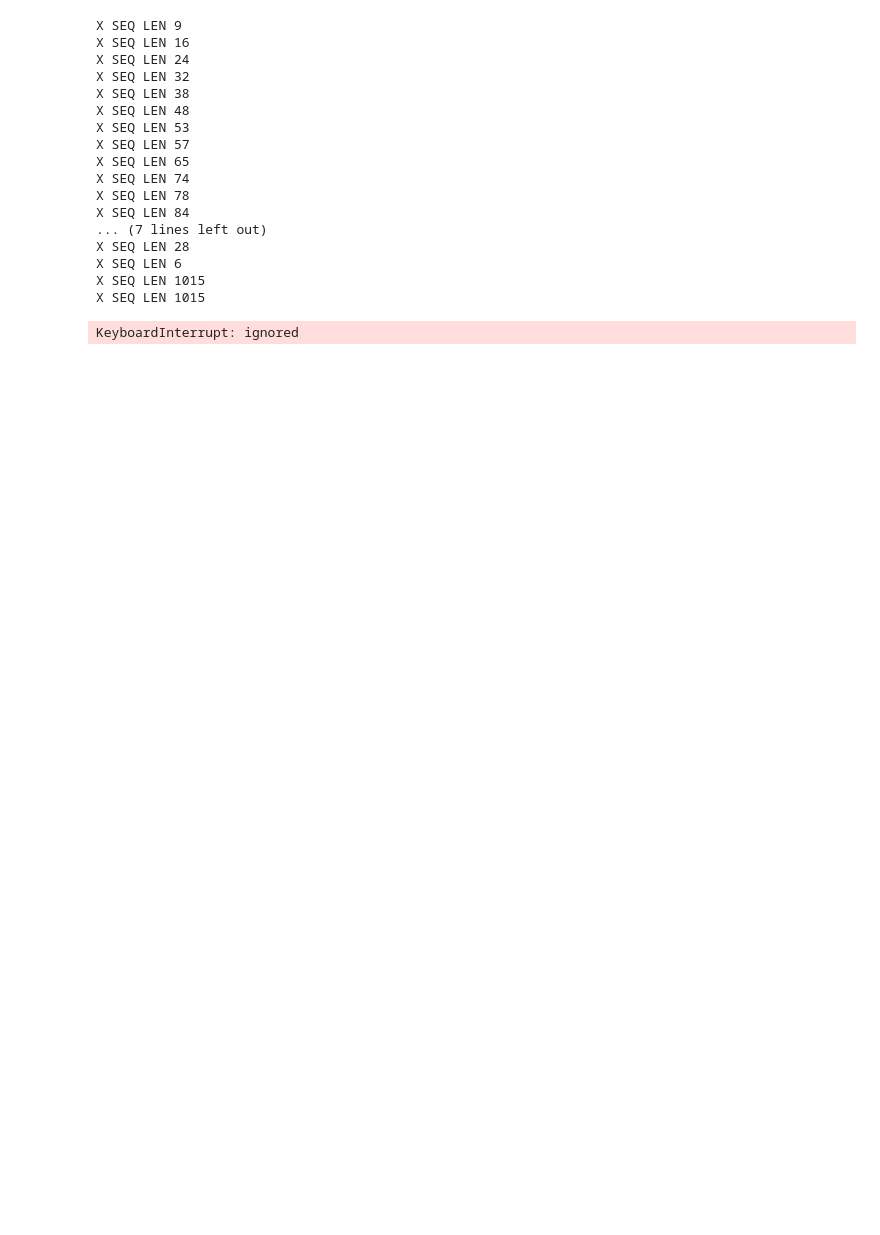
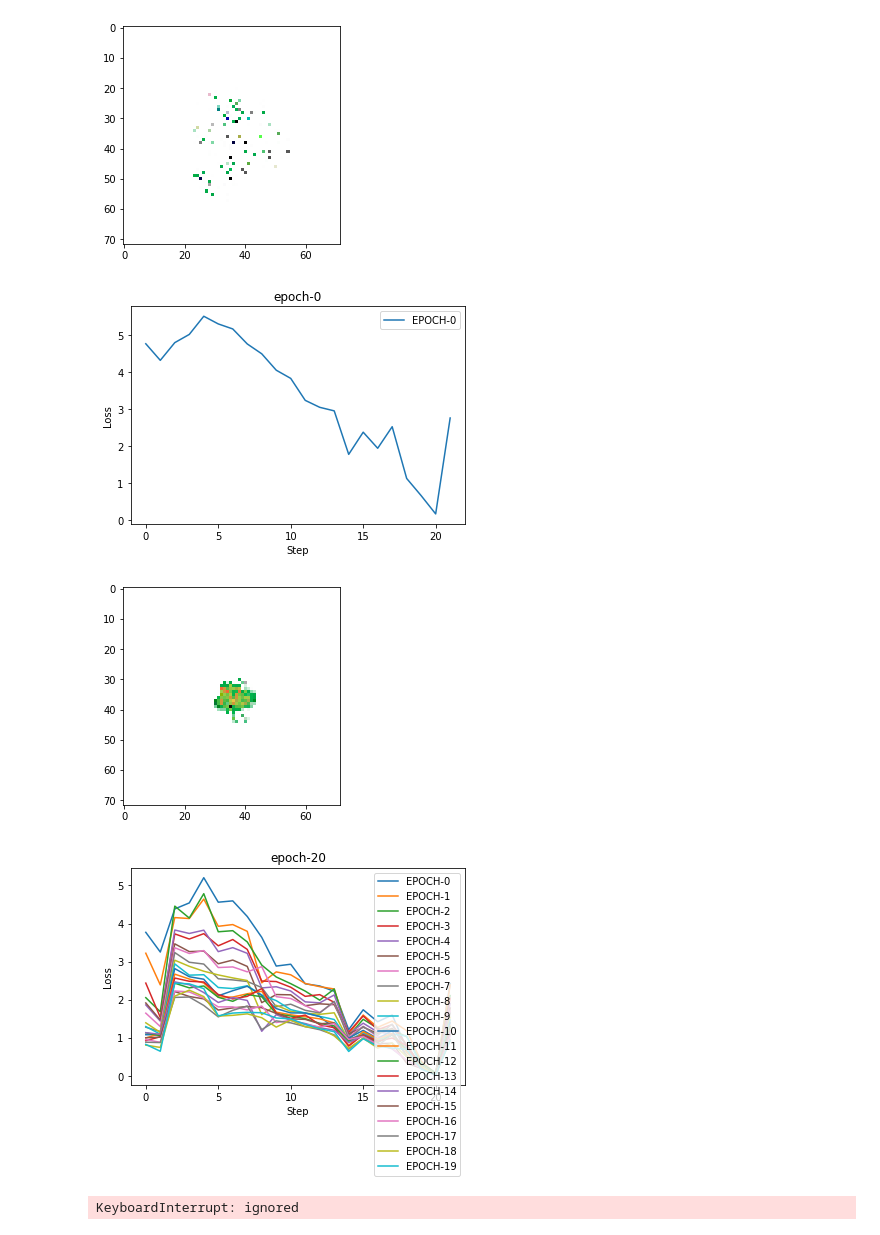
Before and after one commit to Mikcl/CellTransformer, a Jupyter notebook: Cells_are_Transformers_II.ipynb, the cells around one changed output. Drawn from its saved outputs; the diff is of its cells as text; code cells hidden in the pictures; blank space fills up the shorter version.

```diff
--- a/Cells_are_Transformers_II.ipynb
+++ b/Cells_are_Transformers_II.ipynb
@@ -72,7 +72,7 @@ DEC_SEQ_LEN = CHANNEL_N
 # %%
 #@title Tranformer Hyperparameters
 
-EPOCHS = 100 #int(1e3)
+EPOCHS = 401 #int(1e3)
 BATCH_SIZE = 16
 LEARNING_RATE = 1e-4
 # GENERATE_EVERY  = 100   # For visual results during training. .
@@ -169,7 +169,7 @@ def loss_f(x):
 # %%
 #@title Masking Utils
 IMAGE_BATCH_SIZE = 1 #number of images to concurrently train on.
-LIVE_MIN = 10
+LIVE_MIN = 0
 
 # Applied on default/non-tokenized values
 def get_living_mask(x):
@@ -326,53 +409,13 @@ def visualize_batched(x, c=4):
 # %%
 #@title Training { vertical-output: true}
 
-
 # training
 log_loss = []
-UPDATE_STEPS = 23 # 21
+UPDATE_STEPS = 22 # 21 for full image, 21 + 1 for full image plus train on full.
 SENTENCE_BATCH = 32
 TRAIN_ON=True
-EVAL_STEPS = 22
-VISUALISE_EVERY = 1
-
-def get_X_values(x, mask=None):
-  # X values
-  percieved_images = percieve(x)
-  X_img = percieved_images[0]
-
-  # TODO - optional mask here?
-  X_img = X_img if mask==None else (X_img[None,...] * mask)[0]
-
-  X_seq_un_clean = image_to_sentences(X_img)
-  valid_instances = (torch.tensor(X_seq_un_clean).bool().float().sum(dim=-1) != 0).nonzero().flatten().long()
-
-  X_seq_cleaned = X_seq_un_clean[valid_instances]
-
-  X_seq = tokenize(X_seq_cleaned)
-  return valid_instances, X_seq
-
-
-# X - 4d tensor - maybe move this
-def get_input_values(x):
-  step_output_float_mask = get_dilatied_mask(x).to(device)
-
-  valid_instances, X_seq = get_X_values(x)
-
-  return step_output_float_mask, valid_instances, X_seq
-
-def get_update_values(x, step_float, seen_float):
-  training_float = (step_float.bool() ^ seen_float.bool()).float()
-  seen_float = (training_float.bool() ^ seen_float.bool()).float()
-
-  # TODO - use training float to extract valid instances
-  valid_instances, X_seq = get_X_values(x, training_float)
-
-  return training_float, valid_instances, X_seq, seen_float
-
-def get_X0():
-  x0 = np.repeat(seed[None,...], IMAGE_BATCH_SIZE, 0)
-  x0 = torch.Tensor(x0).to(device)
-  return x0
+EVAL_STEPS = 27
+VISUALISE_EVERY = 20
 
 next_token_loss = [['EPOCH', 'STEP', 'LOSS']]
 epoch_losses = []
@@ -463,48 +506,35 @@ for i in tqdm.tqdm(range(EPOCHS), mininterval=10., desc='training epochs'):
           predicted_cells = sample[:, - CHANNEL_N: ]
           s = batch_i*SENTENCE_BATCH
 
           locations = torch.arange(s,s+predicted_cells.shape[0])
 
           generated[locations] = predicted_cells
 
         output_seq[update_instances] = detokenize(generated)
         output_img = sentences_to_image(output_seq, x.shape[2], x.shape[3])
 
         x = output_img[None,...]
 
       visualize_batched(x.detach().clone())
 
     if (TRAIN_ON and i % VISUALISE_EVERY == 0):
       plt.figure()
       for ep, l in enumerate(epoch_losses):
         plt.plot(l, label=f'EPOCH-{ep}')
 
       plt.xlabel("Step")
       plt.ylabel("Loss")
       plt.title(f"epoch-{i}")
       plt.legend()
       plt.show()
 
       epoch_losses = []
 
 
     # TODO - produced x - calculate l2 loss and add to log loss - need alignment first
 # %% [output]
+[figure, added]
+[figure, added]
+[figure, added]
+[figure, added]
-X SEQ LEN 9
-X SEQ LEN 16
-X SEQ LEN 24
-X SEQ LEN 32
-X SEQ LEN 38
-X SEQ LEN 48
-X SEQ LEN 53
-X SEQ LEN 57
-X SEQ LEN 65
-X SEQ LEN 74
-X SEQ LEN 78
-X SEQ LEN 84
-... (7 lines left out)
-X SEQ LEN 28
-X SEQ LEN 6
-X SEQ LEN 1015
-X SEQ LEN 1015
+KeyboardInterrupt: ignored
-KeyboardInterrupt: ignored
```
Also changed, not shown: parts of 3 cells of this notebook.
